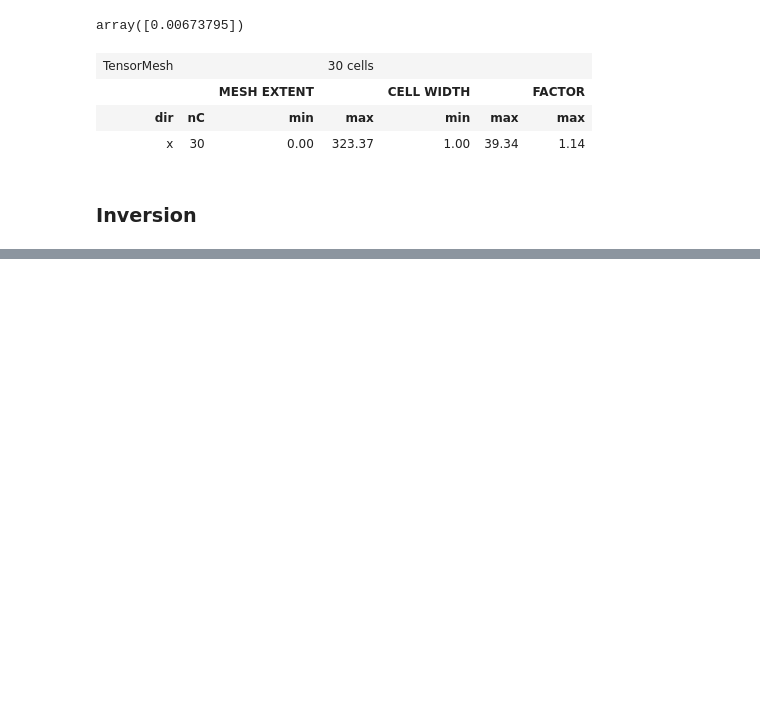
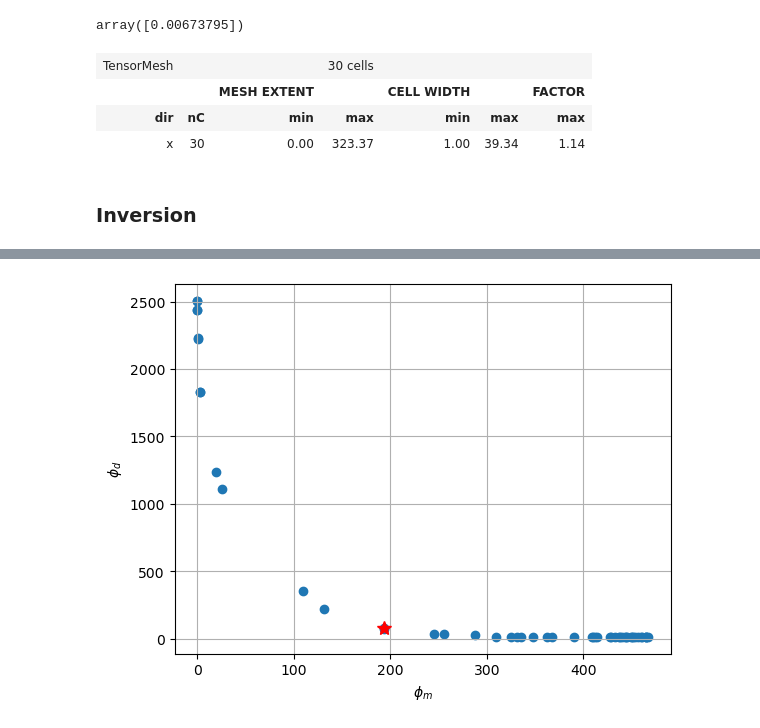
Before and after one commit to oscarshek/EOSC-556-Project, a Jupyter notebook: Notebook/AusAEM_WA_Cross_Section-5percenterror.ipynb, the cells around one changed output, grey strips where cells are left out. Saved outputs shown, nothing was run; the diff lists cells and outputs as text; code cells hidden in the pictures; blank space fills up the shorter version.

```diff
--- a/Notebook/AusAEM_WA_Cross_Section-5percenterror.ipynb
+++ b/Notebook/AusAEM_WA_Cross_Section-5percenterror.ipynb
@@ -435,4 +439,6 @@ def plot_phim_phid(index):
     plt.xlabel("$\phi_m$")
     plt.ylabel("$\phi_d$")
 # %%
-plot_phim_phid(1)
+plot_phim_phid(0)
+# %% [output]
+[figure, added]
```
Also changed, not shown: parts of 7 cells of this notebook, 1 other file.
